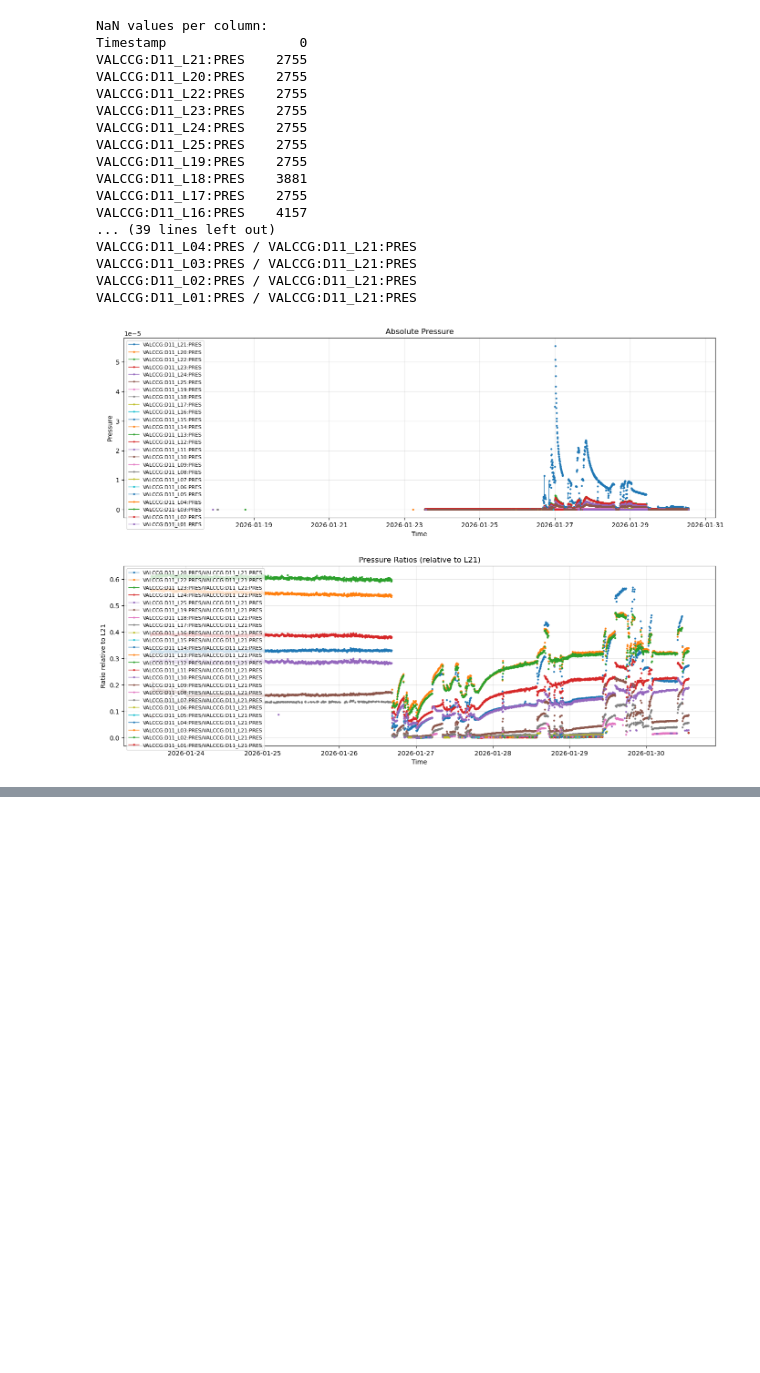
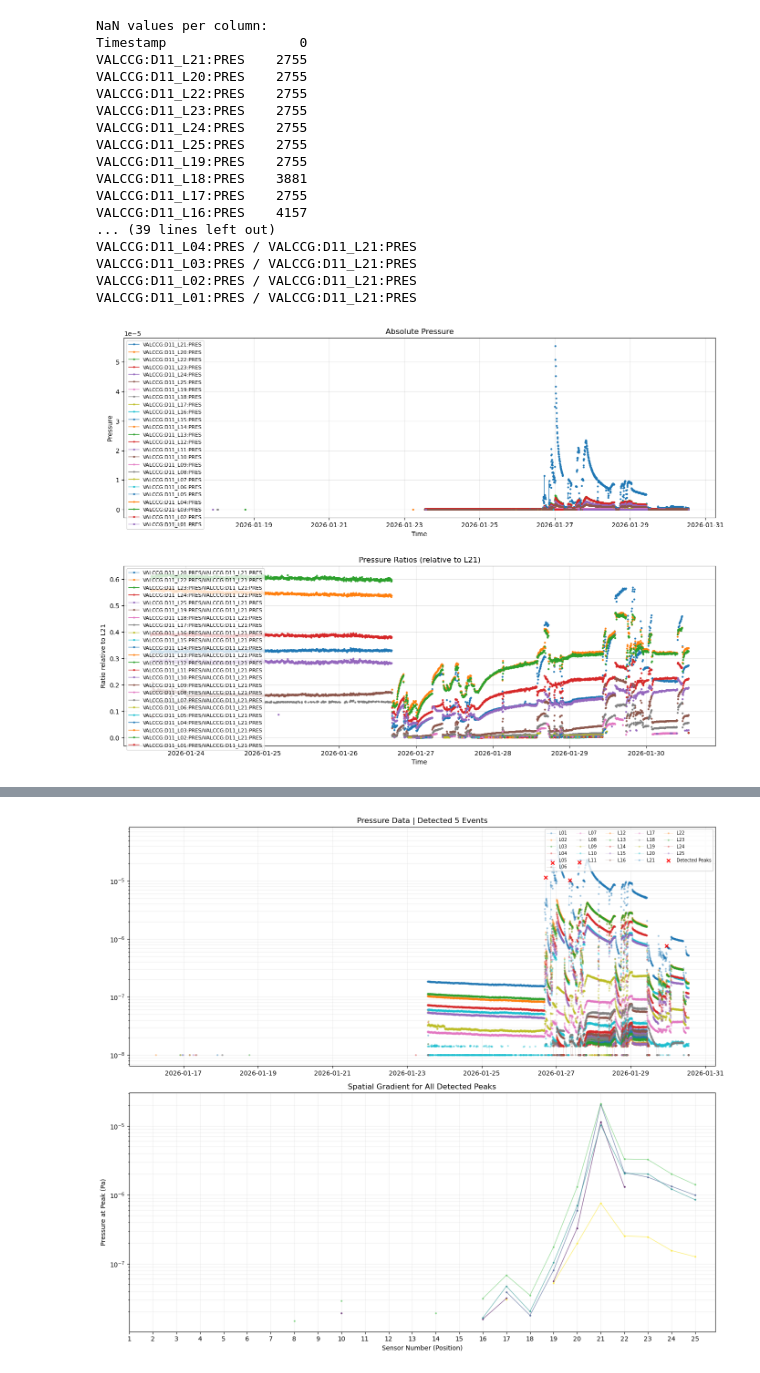
Before and after one commit to xylulu/SBL_code, a Jupyter notebook: vacuum_plotting.ipynb, the cells around one changed output, grey strips where cells are left out. Cells and saved outputs as stored; diff of their text form; code cells hidden in the pictures; blank space fills up the shorter version.

```diff
--- a/vacuum_plotting.ipynb
+++ b/vacuum_plotting.ipynb
@@ -150,0 +265,90 @@ VALCCG:D11_L01:PRES / VALCCG:D11_L21:PRES
+# %%
+import pandas as pd
+import matplotlib.pyplot as plt
+import seaborn as sns
+import re
+import numpy as np
+
+# --- 1. Load and Prep ---
+file_path = '/Users/xylu/Desktop/Data/machine_local/vacuum_D11/2026-01-30T13_37_05.960Z.csv'
+vac = pd.read_csv(file_path)
+vac.columns = [c.strip() for c in vac.columns]
+time_col = vac.columns[0]
+vac[time_col] = pd.to_datetime(vac[time_col])
+
+# --- 2. Extract Channels L01-L25 ---
+sensor_info = sorted([{'col': c, 'num': int(re.search(r'L(\d+)', c).group(1))}
+                     for c in vac.columns[1:] if re.search(r'L(\d+)', c)],
+                     key=lambda x: x['num'])
+sorted_cols = [s['col'] for s in sensor_info]
+sensor_nums = [s['num'] for s in sensor_info]
+l21_col = next((s['col'] for s in sensor_info if s['num'] == 21), None)
+
+# --- 3. High-Sensitivity Peak Detection ---
+# Calculate the first derivative (rate of rise)
+dy = vac[l21_col].diff()
+
+# Set a more sensitive threshold (top 5% of all positive pressure changes)
+rise_threshold = dy[dy > 0].quantile(0.90)
+min_gap = 20  # Minimum samples between separate events
+
+event_indices = []
+last_found = -min_gap
+
+for i in range(1, len(dy)):
+    if dy.iloc[i] > rise_threshold and (i - last_found) > min_gap:
+        # Search for the local peak in a small window (e.g., next 100 samples)
+        window_end = min(i + 100, len(vac))
+        peak_idx = vac[l21_col].iloc[i:window_end].idxmax()
+
+        # Only add if it's a significant peak compared to its immediate start
+        if vac[l21_col].iloc[peak_idx] > vac[l21_col].iloc[i-1] * 1.05:
+            event_indices.append(peak_idx)
+            last_found = peak_idx
+
+print(f"Total events detected: {len(event_indices)}")
+
+# --- 4. Plotting ---
+fig, (ax1, ax2) = plt.subplots(2, 1, figsize=(14, 12))
+
+# Subplot 1: Raw Pressure with Markers
+for s in sensor_info:
+    # Use markersize=2 as requested
+    ax1.plot(vac[time_col], vac[s['col']], label=f"L{s['num']:02d}", marker='o', markersize=2, linewidth=0.5, alpha=0.3)
+
+if event_indices:
+    ax1.scatter(vac[time_col].iloc[event_indices], vac[l21_col].iloc[event_indices],
+                color='red', marker='x', s=30, label='Detected Peaks', zorder=10)
+
+ax1.set_yscale('log')
+ax1.set_title(f'Pressure Data | Detected {len(event_indices)} Events')
+ax1.legend(ncol=5, fontsize=7, loc='upper right', frameon=True)
+ax1.grid(True, which="both", alpha=0.2)
+
+# Subplot 2: Spatial Gradient (One line per peak)
+# Using a colormap that can handle many lines
+colors = plt.cm.viridis(np.linspace(0, 1, len(event_indices)))
+
+for i, idx in enumerate(event_indices):
+    snapshot = vac[sorted_cols].iloc[idx].values
+    ax2.plot(sensor_nums, snapshot, marker='o', markersize=2, linestyle='-',
+             linewidth=1, alpha=0.6, color=colors[i])
+
+ax2.set_yscale('log')
+ax2.set_xlabel('Sensor Number (Position)')
+ax2.set_ylabel('Pressure at Peak (Pa)')
+ax2.set_title('Spatial Gradient for All Detected Peaks')
+ax2.set_xticks(range(1, 26))
+ax2.grid(True, which="both", alpha=0.2)
+
+plt.tight_layout()
+plt.show()
+
+# --- 5. Full Heatmap ---
+plt.figure(figsize=(11, 9))
+sns.heatmap(vac[sorted_cols].corr(), annot=False, cmap='inferno', vmin=0, vmax=1,
+            xticklabels=[f"L{n:02d}" for n in sensor_nums],
+            yticklabels=[f"L{n:02d}" for n in sensor_nums])
+plt.title('Correlation Matrix (L01-L25)')
+plt.show()
+# %% [output]
@@ -150,0 +356 @@ VALCCG:D11_L01:PRES / VALCCG:D11_L21:PRES
+[figure, added]
```
Also changed, not shown: parts of 5 cells of this notebook, 1 other file.
